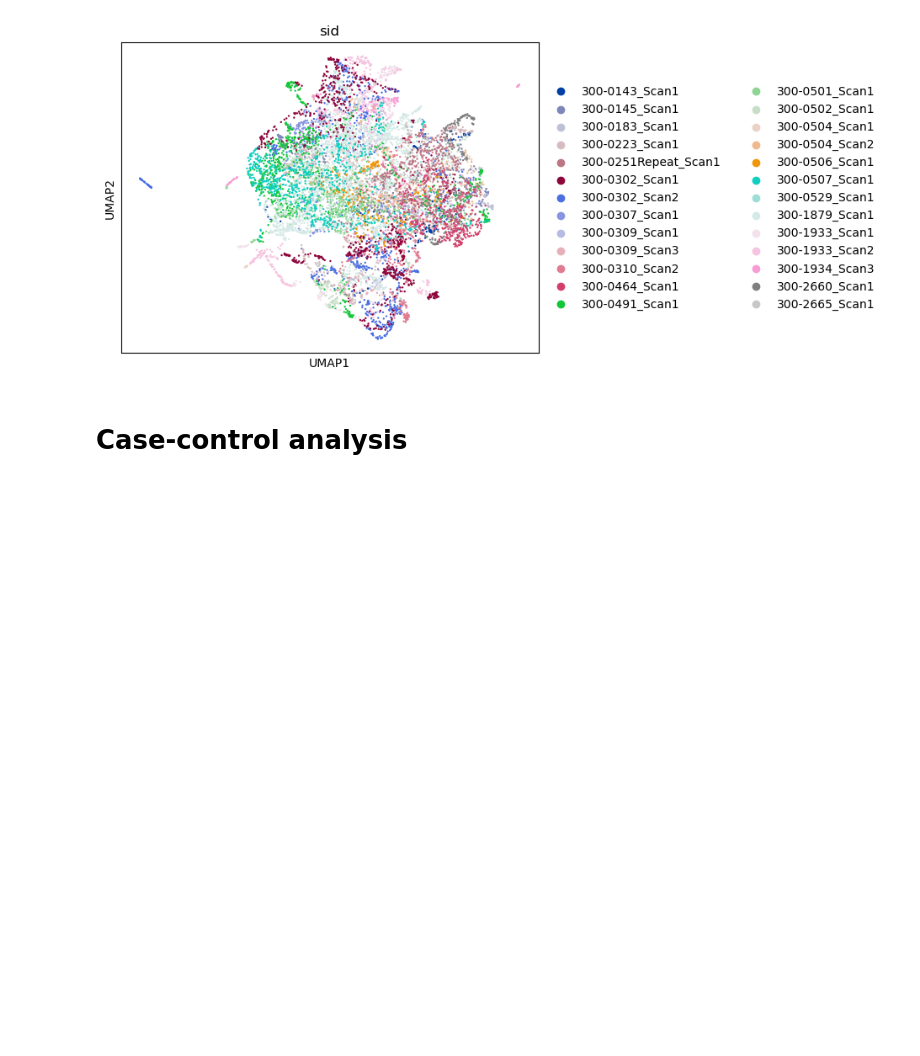
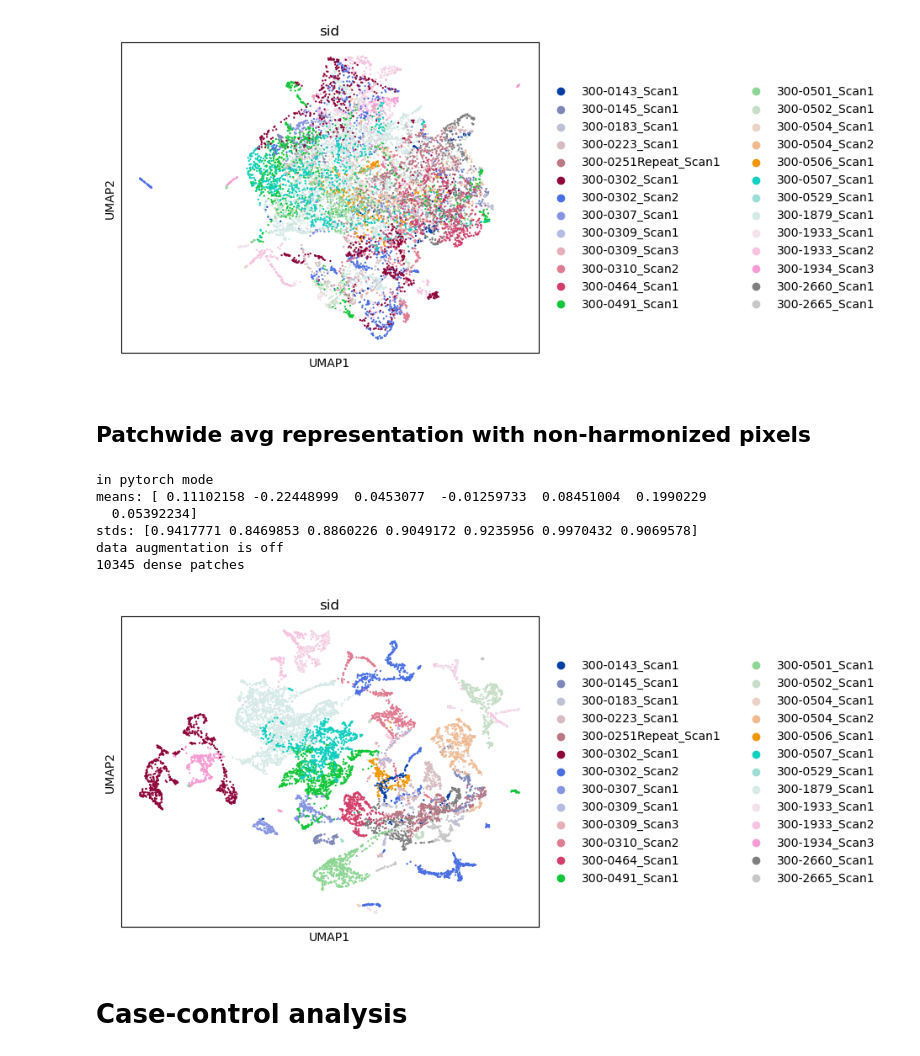
Before and after one commit to yakirr/vimapaper, a Jupyter notebook: RA/RA.2.analyze.ipynb, the cells around one changed output. Cells and saved outputs as stored; diff of their text form; code cells hidden in the pictures; blank space fills up the shorter version.

```diff
--- a/RA/RA.2.analyze.ipynb
+++ b/RA/RA.2.analyze.ipynb
@@ -154,6 +154,39 @@ in numpy mode
 warning: samplem is absent
 warning: per-observation sample ids not found
 [figure]
+# %% [markdown]
+## Patchwide avg representation with non-harmonized pixels
+# %%
+# read in samples
+repname = 'normalized'
+samples_m = vds.read_samples(f'../../RA/BHAM-data/10u/{repname}/*.nc', fname_parser)
+# %%
+Mdense = vdp.PatchCollection(Pdense.meta,
+                        samples_m, sid_nums=sid_nums, standardize=True)
+print(len(Pdense), 'dense patches')
+# %% [output]
+in pytorch mode
+means: [ 0.11102158 -0.22448999  0.0453077  -0.01259733  0.08451004  0.1990229
+  0.05392234]
+stds: [0.9417771 0.8469853 0.8860226 0.9049172 0.9235956 0.9970432 0.9069578]
+data augmentation is off
+10345 dense patches
+# %%
+Ddense = cna.read(f'_results/{name}-vae.h5ad'); Ddense.sampleid = 'sid'
+
+Mdense.numpy_mode()
+Mdense_avg = md.MultiAnnData(
+    X=Mdense[:][0].mean(axis=(1,2)),
+    obs=Ddense.obs)
+Mdense_avg.samplem = Ddense.samplem
+Mdense_avg.sampleid = 'sid'
+sc.pp.neighbors(Mdense_avg, use_rep='X')
+sc.tl.umap(Mdense_avg)
+cna.tl.nam(Mdense_avg, force_recompute=True)
+Mdense_avg.write(f'_results/patchwideavgs_nonharmpixels.h5ad')
+sc.pl.umap(Mdense_avg, color='sid')
+# %% [output]
+[figure, added]
 # %% [markdown]
 # Case-control analysis
 # %% [markdown]
```
Also changed, not shown: parts of 1 cell of this notebook, 6 other files.
